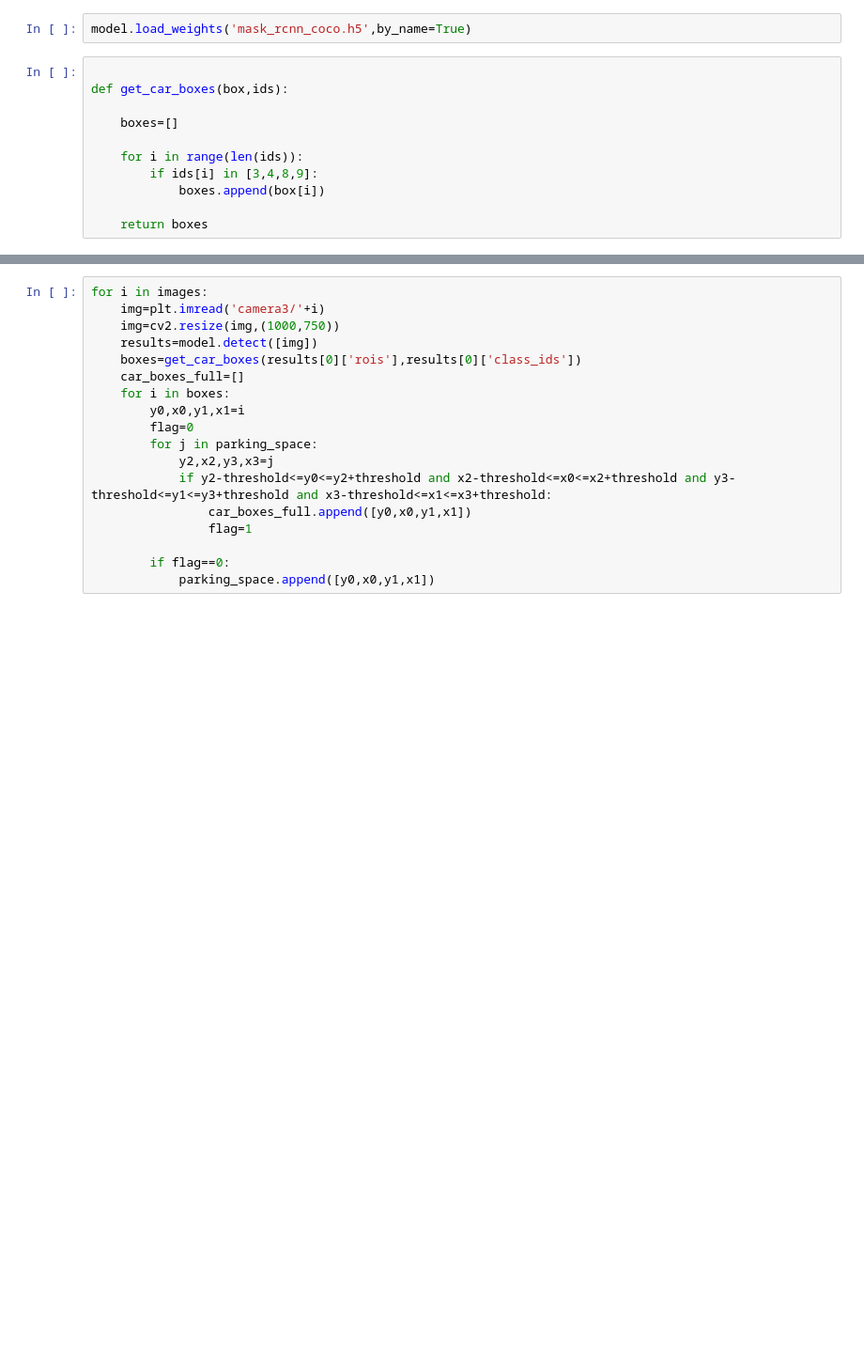
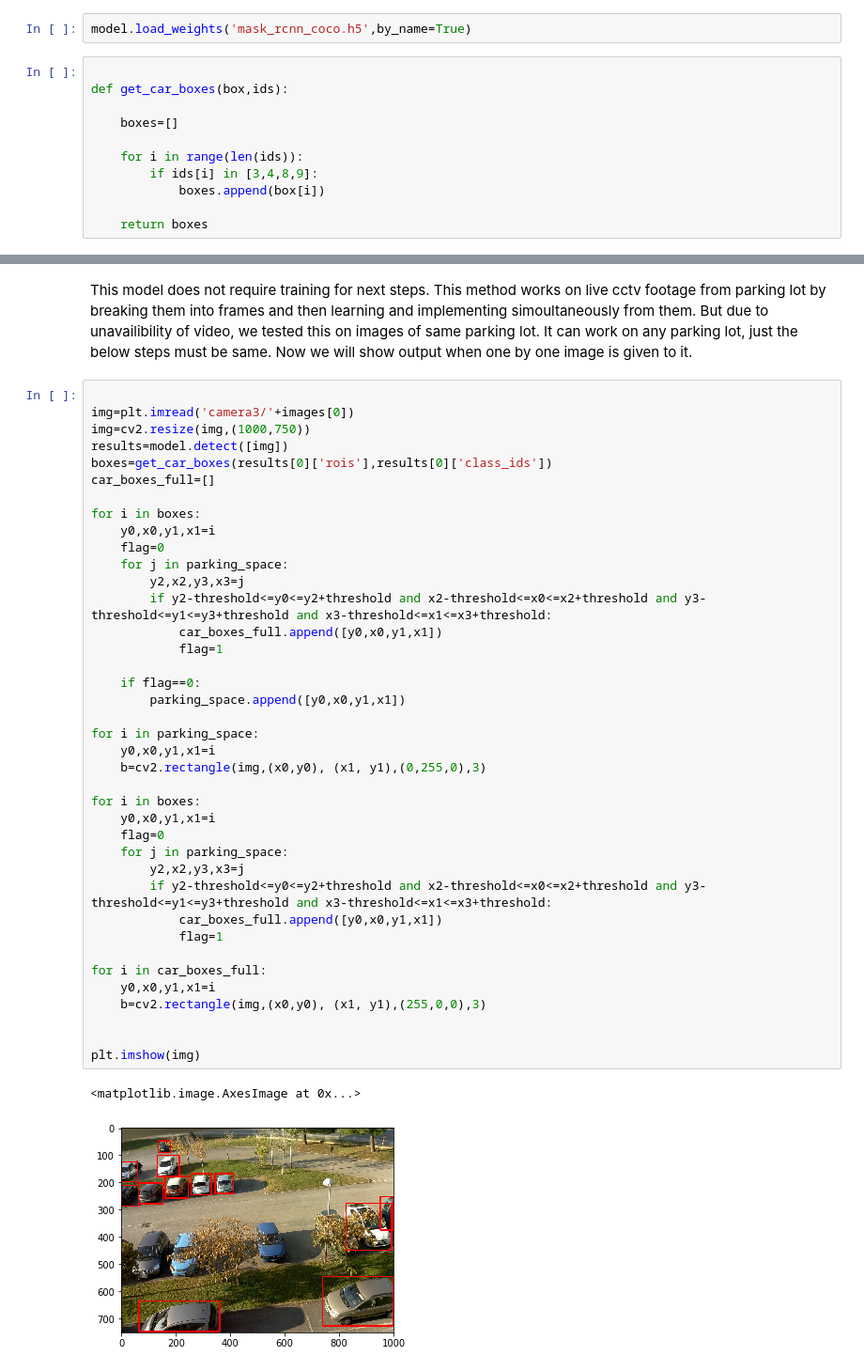
Before and after one commit to Kshitij9459/Car-parking-detection, a Jupyter notebook: Untitled.ipynb, the cells around one changed output, grey strips where cells are left out. Shown at 94% size. Cells and saved outputs as stored; diff of their text form; blank space fills up the shorter version.

```diff
--- a/Untitled.ipynb
+++ b/Untitled.ipynb
@@ -36,18 +48,44 @@ threshold=4
+# %% [markdown]
+This model does not require training for next steps. This method works on live cctv footage from parking lot by breaking them into frames and then learning and implementing simoultaneously from them. But due to unavailibility of video, we tested this on images of same parking lot. It can work on any parking lot, just the below steps must be same. Now we will show output when one by one image is given to it.
 # %%
-for i in images:
-    img=plt.imread('camera3/'+i)
-    img=cv2.resize(img,(1000,750))
-    results=model.detect([img])
-    boxes=get_car_boxes(results[0]['rois'],results[0]['class_ids'])
-    car_boxes_full=[]
-    for i in boxes:
-        y0,x0,y1,x1=i
-        flag=0
-        for j in parking_space:
-            y2,x2,y3,x3=j
-            if y2-threshold<=y0<=y2+threshold and x2-threshold<=x0<=x2+threshold and y3-threshold<=y1<=y3+threshold and x3-threshold<=x1<=x3+threshold:
-                car_boxes_full.append([y0,x0,y1,x1])
-                flag=1
 
-        if flag==0:
-            parking_space.append([y0,x0,y1,x1])
+img=plt.imread('camera3/'+images[0])
+img=cv2.resize(img,(1000,750))
+results=model.detect([img])
+boxes=get_car_boxes(results[0]['rois'],results[0]['class_ids'])
+car_boxes_full=[]
+
+for i in boxes:
+    y0,x0,y1,x1=i
+    flag=0
+    for j in parking_space:
+        y2,x2,y3,x3=j
+        if y2-threshold<=y0<=y2+threshold and x2-threshold<=x0<=x2+threshold and y3-threshold<=y1<=y3+threshold and x3-threshold<=x1<=x3+threshold:
+            car_boxes_full.append([y0,x0,y1,x1])
+            flag=1
+
+    if flag==0:
+        parking_space.append([y0,x0,y1,x1])
+
+for i in parking_space:
+    y0,x0,y1,x1=i
+    b=cv2.rectangle(img,(x0,y0), (x1, y1),(0,255,0),3)
+
+for i in boxes:
+    y0,x0,y1,x1=i
+    flag=0
+    for j in parking_space:
+        y2,x2,y3,x3=j
+        if y2-threshold<=y0<=y2+threshold and x2-threshold<=x0<=x2+threshold and y3-threshold<=y1<=y3+threshold and x3-threshold<=x1<=x3+threshold:
+            car_boxes_full.append([y0,x0,y1,x1])
+            flag=1
+
+for i in car_boxes_full:
+    y0,x0,y1,x1=i
+    b=cv2.rectangle(img,(x0,y0), (x1, y1),(255,0,0),3)
+
+
+plt.imshow(img)
+# %% [output]
+<matplotlib.image.AxesImage at 0x...>
+[figure, added]
```
Also changed, not shown: parts of 10 cells of this notebook.
